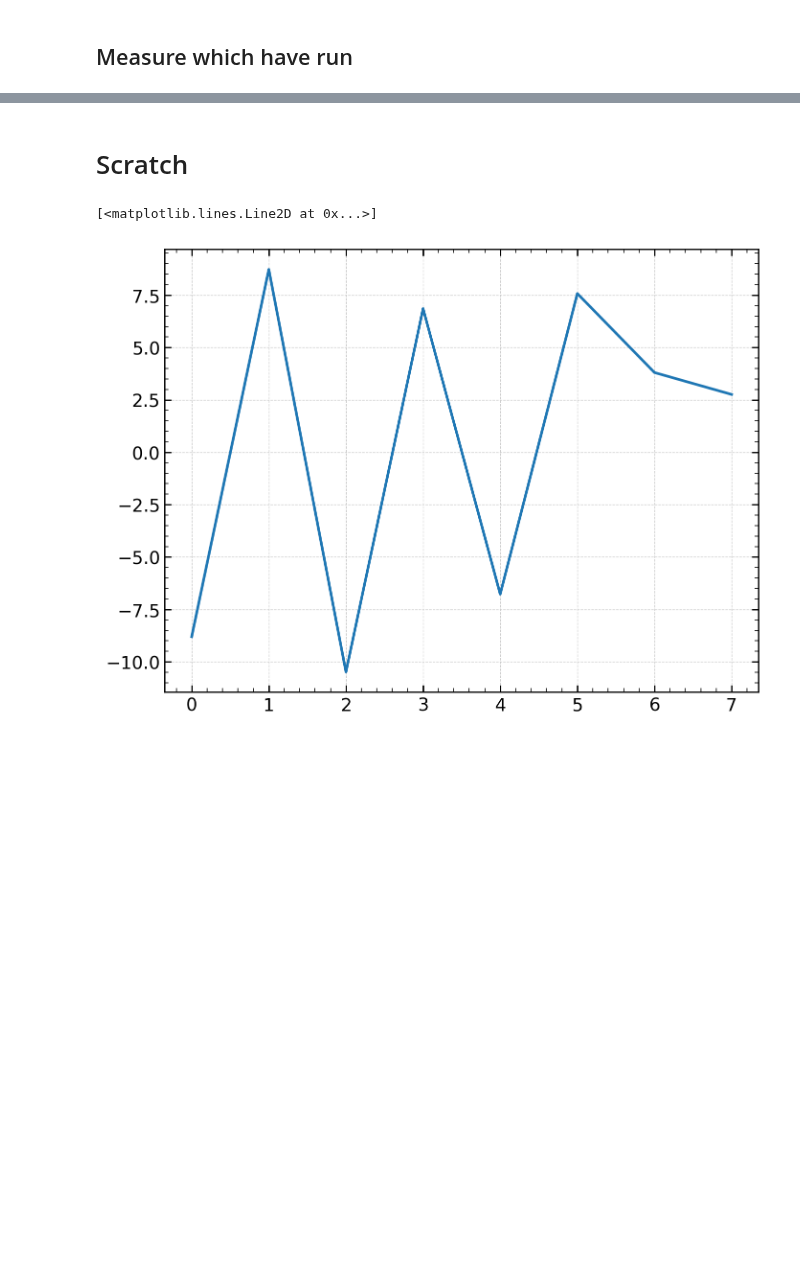
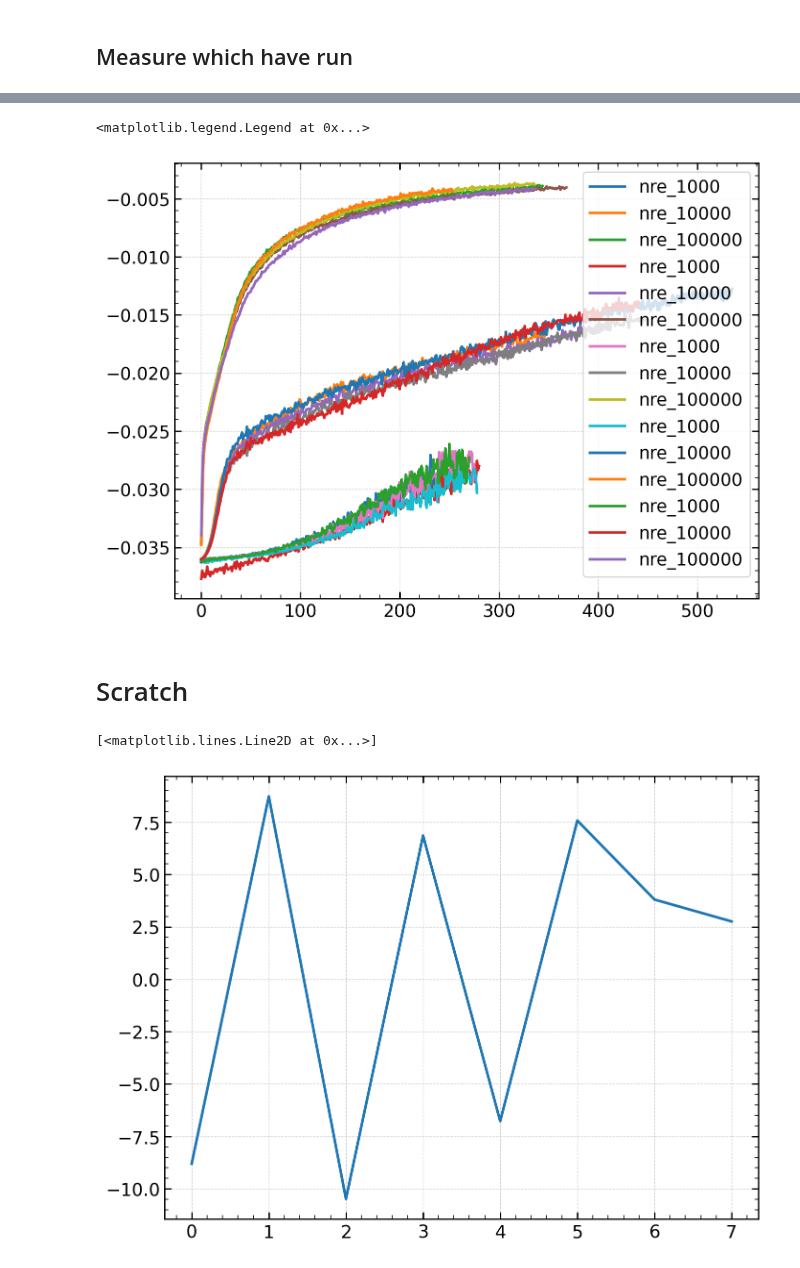
Before and after one commit to maho3/ltu-ili, a Jupyter notebook: paper/3_slcp/fig2b.ipynb, the cells around one changed output, grey strips where cells are left out. Drawn from its saved outputs; the diff is of its cells as text; code cells hidden in the pictures; blank space fills up the shorter version.

```diff
--- a/paper/3_slcp/fig2b.ipynb
+++ b/paper/3_slcp/fig2b.ipynb
@@ -390,3 +172,20 @@ percs
+# %%
+import json
+
+model = 'nre'
+for i, row in record.iterrows():
+    if not row['done']:
+        continue
+    if row['model'] != model:
+        continue
+    summ =  json.load(open(join(row['dir'], 'summary.json')))[0]
+    val_loss = summ['validation_log_probs']
+
+    plt.plot(val_loss, label=f"{row['model']}_{row['N']}")
+plt.legend()
+# %% [output]
+<matplotlib.legend.Legend at 0x...>
+[figure, added]
 # %% [markdown]
 # Scratch
 # %%
```
Also changed, not shown: parts of 16 cells of this notebook, 9 other files.
